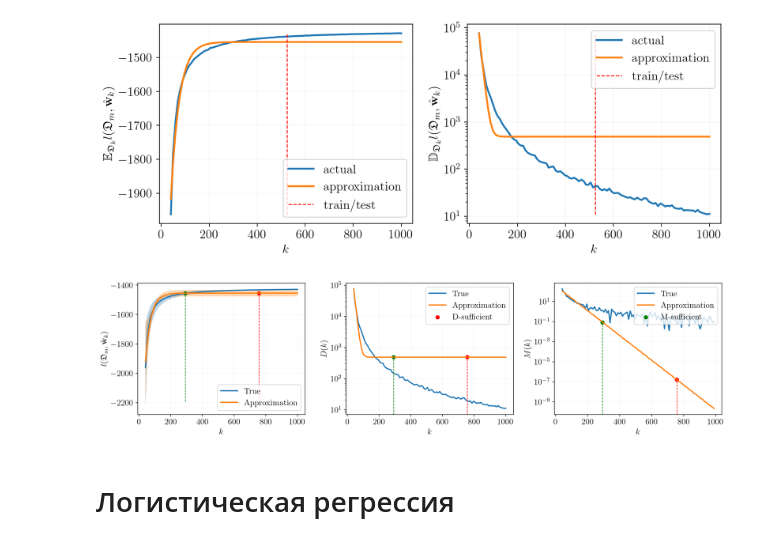
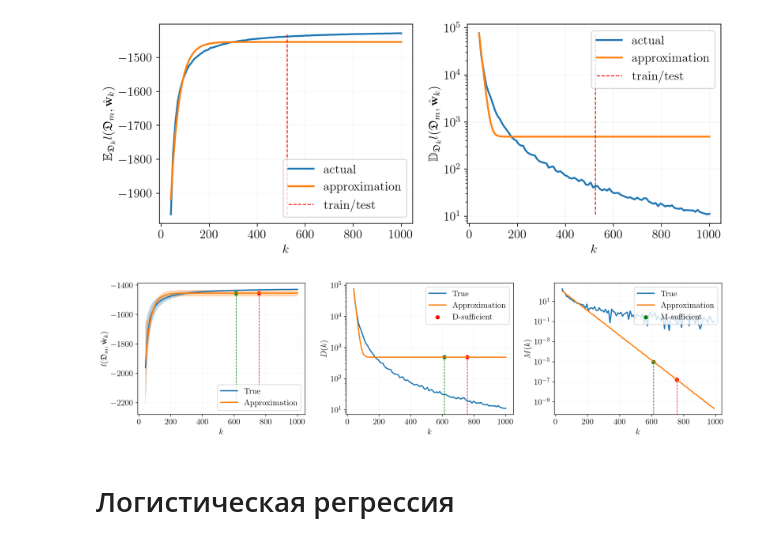
Before and after one commit to kisnikser/Bayesian-Sample-Size-Estimation, a Jupyter notebook: code/main.ipynb, the cells around one changed output. Drawn from its saved outputs; the diff is of its cells as text; code cells hidden in the pictures.

```diff
--- a/code/main.ipynb
+++ b/code/main.ipynb
@@ -334,9 +334,9 @@ def plot_bootstrap_sufficient_approximation(sample_sizes, means, means_approxima
         plt.savefig(filename)
     plt.show()
 # %%
-plot_bootstrap_sufficient_approximation(sample_sizes, llh_means, llh_means_approximation, llh_vars, llh_vars_approximation, eps_variance=2e1, eps_rate=1e-1, save=True, filename="synthetic-regression-approximation.pdf")
+plot_bootstrap_sufficient_approximation(sample_sizes, llh_means, llh_means_approximation, llh_vars, llh_vars_approximation, eps_variance=2e1, eps_rate=1e-5, save=True, filename="synthetic-regression-approximation.pdf")
 # %% [output]
-[figure, old version]
+[figure, new version]
 # %% [markdown]
 # Логистическая регрессия
 # %% [markdown]
```
